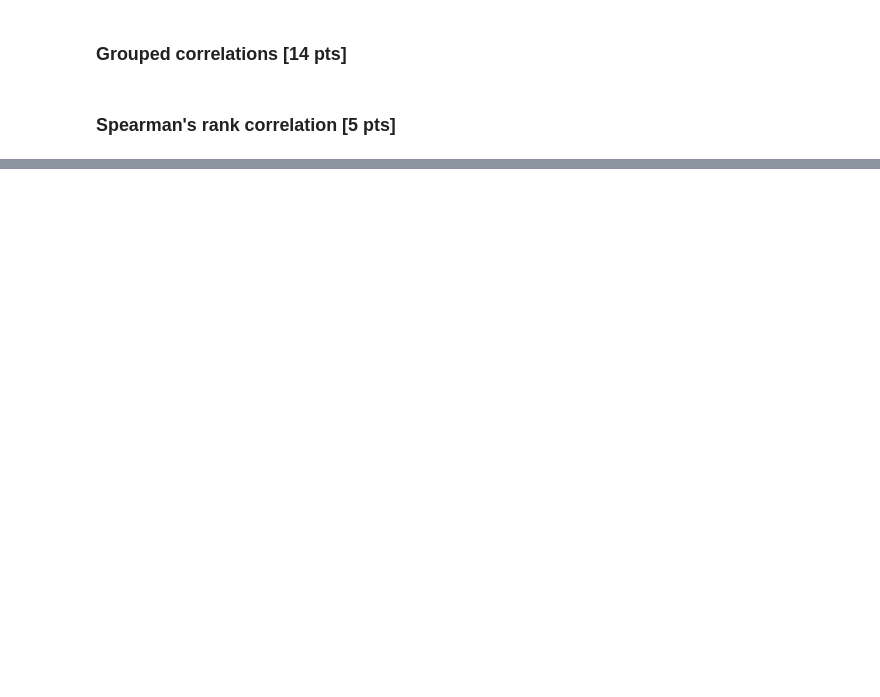
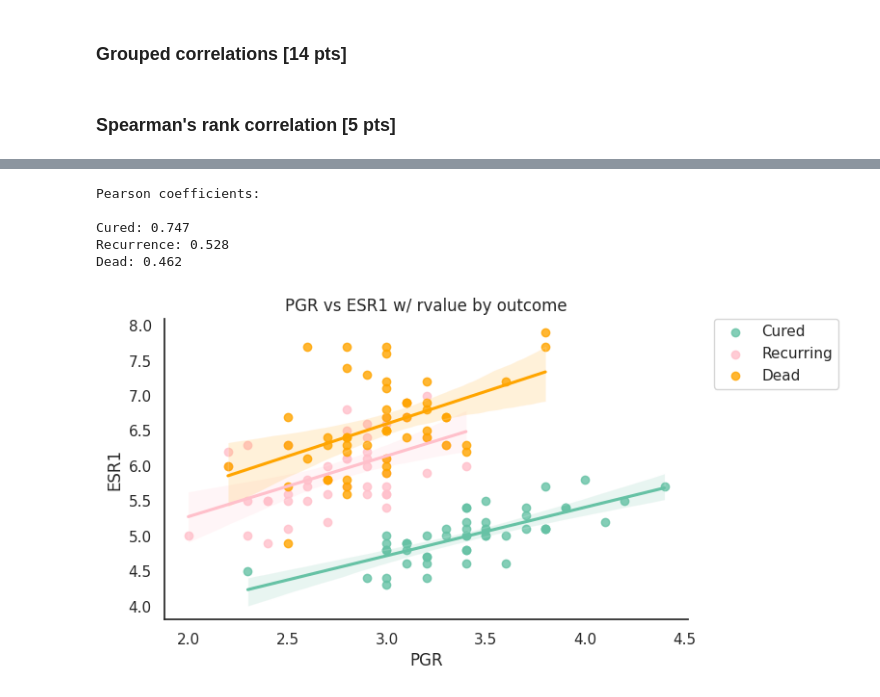
Before and after one commit to Emmanuelle-DG/S24, a Jupyter notebook: notebooks/exercices_data_science.ipynb, the cells around one changed output, grey strips where cells are left out. Drawn from its saved outputs; the diff is of its cells as text; code cells hidden in the pictures; blank space fills up the shorter version.

```diff
--- a/notebooks/exercices_data_science.ipynb
+++ b/notebooks/exercices_data_science.ipynb
@@ -94,3 +159,50 @@ At first glance, expression of PGR and ESR1 do not seem to correlate.
+# %%
+# Alternative figure (best one)
+
+# Create a figure and axis
+p = plt.figure(figsize=(8, 4))
+
+# Plot the first regression line
+p = sns.regplot(x=data.loc[data.Results == 'Cured', 'PGR'], y=data.loc[data.Results == 'Cured', 'ESR1'], label='Cured')
+
+# Plot the second regression line
+p = sns.regplot(x=data.loc[data.Results == 'Recurrence', 'PGR'], y=data.loc[data.Results == 'Recurrence', 'ESR1'], label='Recurring', color='pink')
+
+# Plot the third regression line
+p = sns.regplot(x=data.loc[data.Results == 'Dead', 'PGR'], y=data.loc[data.Results == 'Dead', 'ESR1'], label='Dead', color='orange')
+
+# Add a legend
+legend = plt.legend(bbox_to_anchor=(1.05, 1), loc='upper left', borderaxespad=0.)
+legend
+legend = plt.tight_layout()
+
+
+# Add labels and title
+plt.xlabel('PGR')
+plt.ylabel('ESR1')
+plt.title('PGR vs ESR1 w/ rvalue by outcome')
+
+# Despine
+sns.despine()
+
+# Pearson coefficients
+print("Pearson coefficients:\n")
+
+reg = sp.stats.linregress(x=data.loc[data.Results == 'Cured', 'PGR'], y=data.loc[data.Results == 'Cured', 'ESR1'], alternative='two-sided')
+print("Cured:", round(reg.rvalue, 3))
+
+reg = sp.stats.linregress(x=data.loc[data.Results == 'Recurrence', 'PGR'], y=data.loc[data.Results == 'Recurrence', 'ESR1'], alternative='two-sided')
+print("Recurrence:", round(reg.rvalue, 3))
+
+reg = sp.stats.linregress(x=data.loc[data.Results == 'Dead', 'PGR'], y=data.loc[data.Results == 'Dead', 'ESR1'], alternative='two-sided')
+print("Dead:", round(reg.rvalue, 3))
+# %% [output]
+Pearson coefficients:
+
+Cured: 0.747
+Recurrence: 0.528
+Dead: 0.462
+[figure, added]
 # %%
 ### Calculate the Spearman' rank correlations for the four comparisons made previously.
 ### (Global dataset and the three goups)
```
Also changed, not shown: parts of 7 cells of this notebook, 2 other files.
